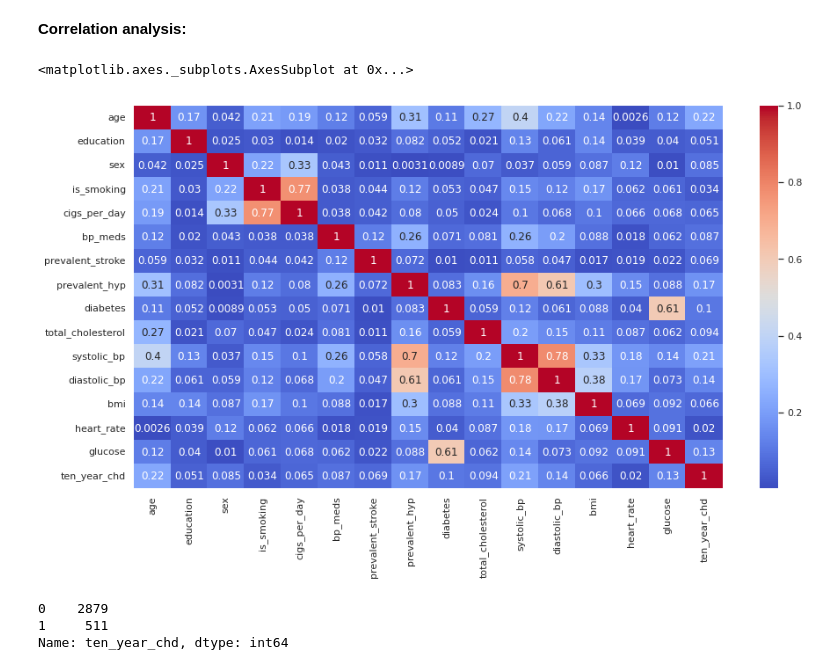
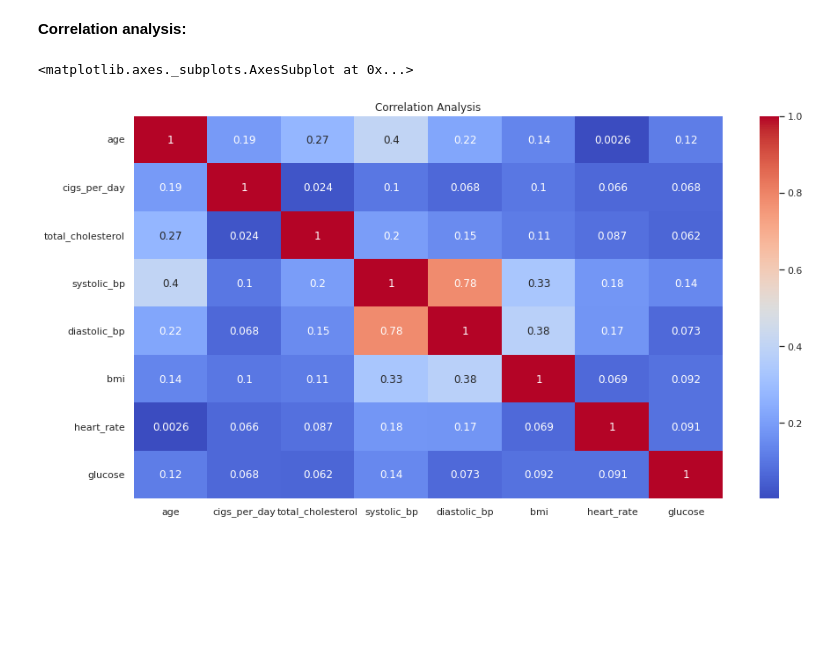
Before and after one commit to shaloy-lewis/cardiovascular_risk_prediction, a Jupyter notebook: Cardiovascular_Risk_Prediction_Shaloy_Lewis.ipynb, the cells around one changed output. Saved outputs shown, nothing was run; the diff lists cells and outputs as text; code cells hidden in the pictures; blank space fills up the shorter version.

```diff
--- a/Cardiovascular_Risk_Prediction_Shaloy_Lewis.ipynb
+++ b/Cardiovascular_Risk_Prediction_Shaloy_Lewis.ipynb
@@ -647,14 +675,9 @@ Summary:
 # %%
 # Correlation magnitude
 plt.figure(figsize=(15,8))
-correlation = df.corr()
+plt.title('Correlation Analysis')
+correlation = df[continuous_var].corr()
 sns.heatmap(abs(correlation), annot=True, cmap='coolwarm')
 # %% [output]
 <matplotlib.axes._subplots.AxesSubplot at 0x...>
-[figure, old version]
+[figure, new version]
-# %%
-df['ten_year_chd'].value_counts()
-# %% [output]
-0    2879
-1     511
-Name: ten_year_chd, dtype: int64
```
Also changed, not shown: parts of 32 cells of this notebook.
